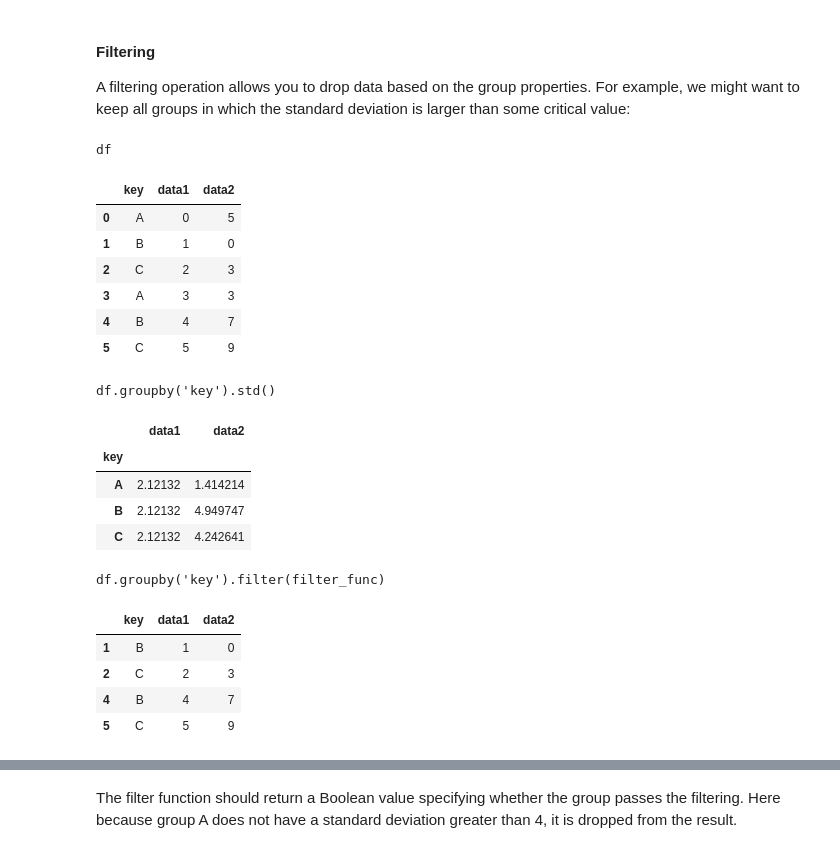
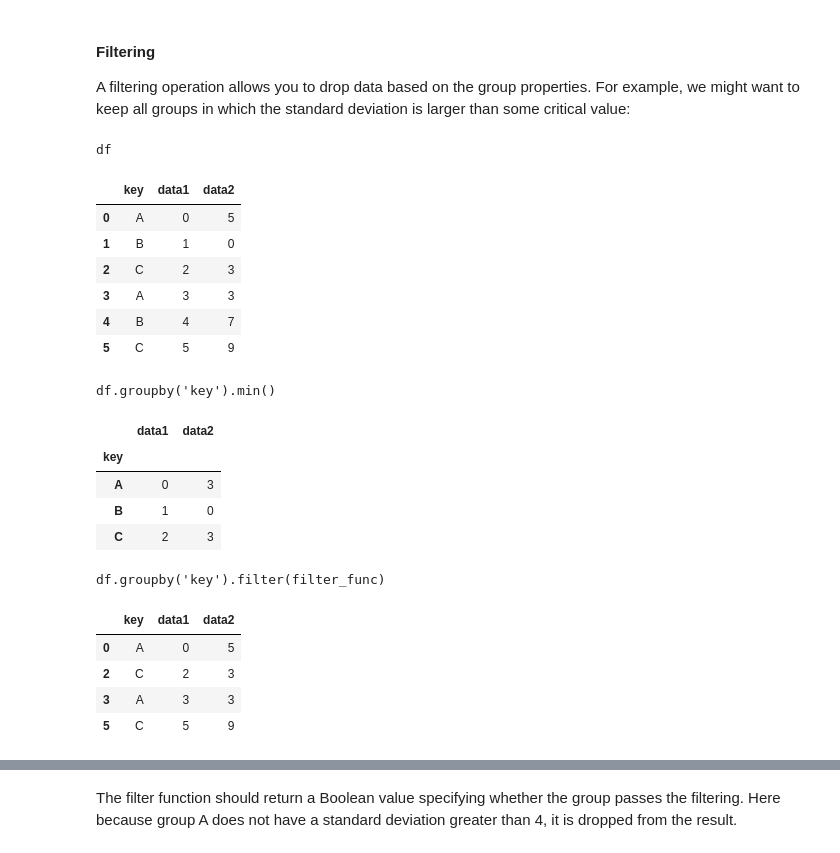
Before and after one commit to JuanManiglia/datascience_thebridge_9_21, a Jupyter notebook: 2-Data_analysis/2-Pandas/Teoría/8.Aggregation-and-Grouping.ipynb, the cells around one changed output, grey strips where cells are left out. Saved outputs shown, nothing was run; the diff lists cells and outputs as text; code cells hidden in the pictures.

```diff
--- a/2-Data_analysis/2-Pandas/Teoría/8.Aggregation-and-Grouping.ipynb
+++ b/2-Data_analysis/2-Pandas/Teoría/8.Aggregation-and-Grouping.ipynb
@@ -339,26 +342,23 @@ For example, we might want to keep all groups in which the standard deviation is
 # %%
-def filter_func(x):
-    return x['data2'].std() > 4
-
-display('df', "df.groupby('key').std()", "df.groupby('key').filter(filter_func)")
+display('df', "df.groupby('key').min()", "df.groupby('key').filter(filter_func)")
 # %% [output]
 df
 |  | key | data1 | data2 |
 | 0 | A | 0 | 5 |
 | 1 | B | 1 | 0 |
 | 2 | C | 2 | 3 |
 | 3 | A | 3 | 3 |
 | 4 | B | 4 | 7 |
 | 5 | C | 5 | 9 |
-df.groupby('key').std()
+df.groupby('key').min()
 |  | data1 | data2 |
 | key |  |  |
-| A | 2.12132 | 1.414214 |
-| B | 2.12132 | 4.949747 |
-| C | 2.12132 | 4.242641 |
+| A | 0 | 3 |
+| B | 1 | 0 |
+| C | 2 | 3 |
 df.groupby('key').filter(filter_func)
 |  | key | data1 | data2 |
-| 1 | B | 1 | 0 |
+| 0 | A | 0 | 5 |
 | 2 | C | 2 | 3 |
-| 4 | B | 4 | 7 |
+| 3 | A | 3 | 3 |
 | 5 | C | 5 | 9 |
```
Also changed, not shown: parts of 9 cells of this notebook.
